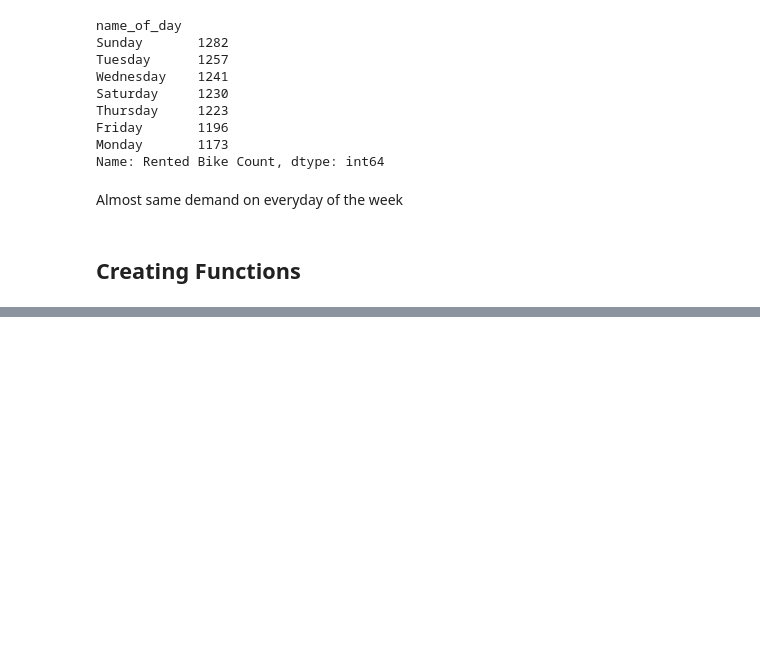
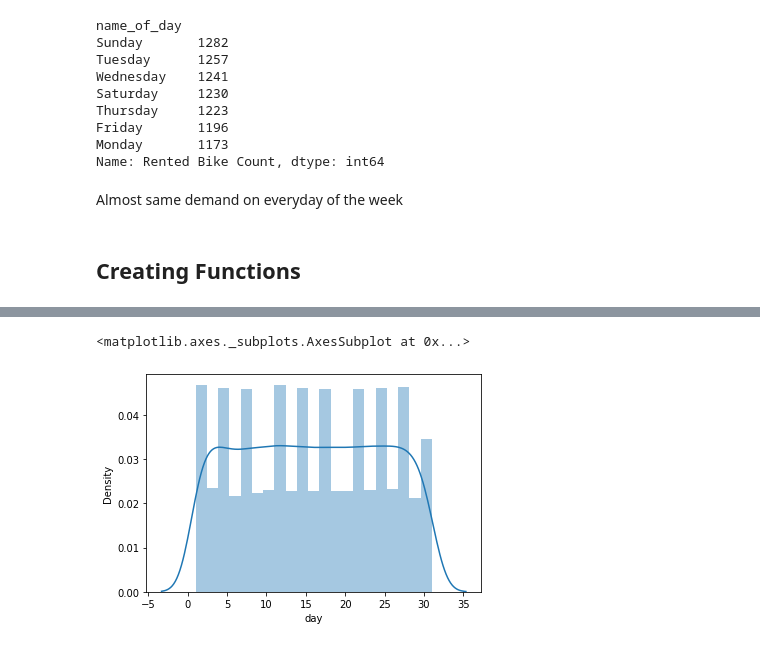
Before and after one commit to rohit-1026/Bike-Sharing-Demand-Prediction, a Jupyter notebook: Bike_Sharing_Demand_Prediction_Capstone_Project.ipynb, the cells around one changed output, grey strips where cells are left out. Cells and saved outputs as stored; diff of their text form; code cells hidden in the pictures; blank space fills up the shorter version.

```diff
--- a/Bike_Sharing_Demand_Prediction_Capstone_Project.ipynb
+++ b/Bike_Sharing_Demand_Prediction_Capstone_Project.ipynb
@@ -523,0 +553,5 @@ Almost same demand on everyday of the week
+# %%
+sns.distplot(Bike_df_copy['day'])
+# %% [output]
+<matplotlib.axes._subplots.AxesSubplot at 0x...>
+[figure, added]
```
Also changed, not shown: parts of 18 cells of this notebook.
